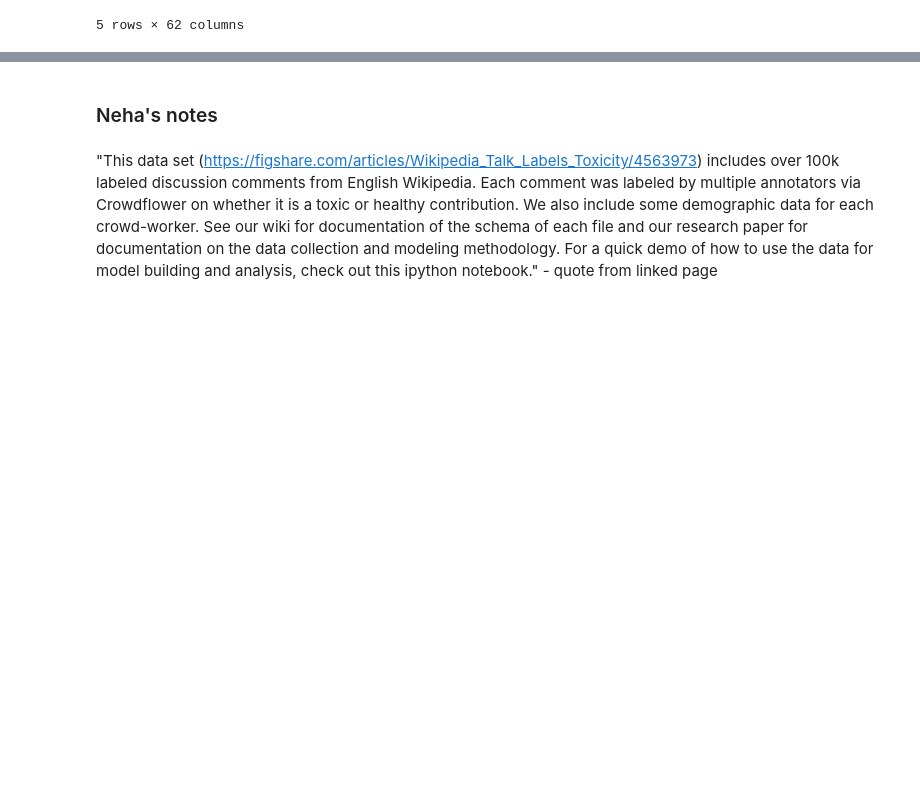
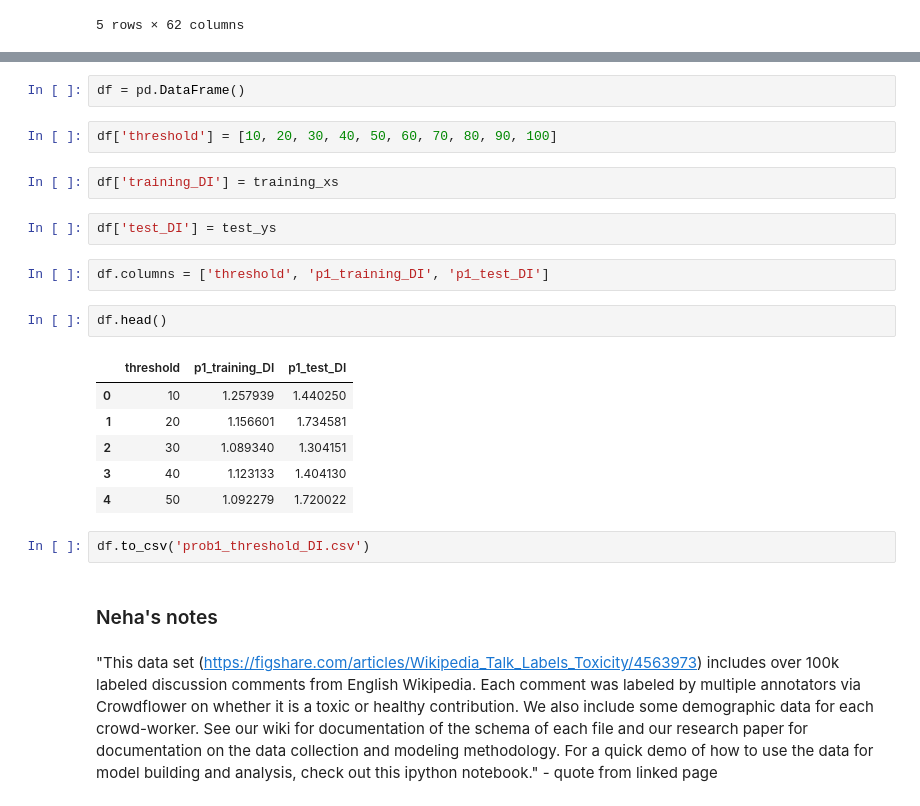
Before and after one commit to nehargupta/cs590_privacy_fairness, a Jupyter notebook: data.ipynb, the cells around one changed output, grey strips where cells are left out. Drawn from its saved outputs; the diff is of its cells as text; blank space fills up the shorter version.

```diff
--- a/data.ipynb
+++ b/data.ipynb
@@ -392,3 +394,24 @@ plt.plot(training_xs, test_ys, "ro")
+# %%
+df = pd.DataFrame()
+# %%
+df['threshold'] = [10, 20, 30, 40, 50, 60, 70, 80, 90, 100]
+# %%
+df['training_DI'] = training_xs
+# %%
+df['test_DI'] = test_ys
+# %%
+df.columns = ['threshold', 'p1_training_DI', 'p1_test_DI']
+# %%
+df.head()
+# %% [output]
+|  | threshold | p1_training_DI | p1_test_DI |
+| 0 | 10 | 1.257939 | 1.440250 |
+| 1 | 20 | 1.156601 | 1.734581 |
+| 2 | 30 | 1.089340 | 1.304151 |
+| 3 | 40 | 1.123133 | 1.404130 |
+| 4 | 50 | 1.092279 | 1.720022 |
+# %%
+df.to_csv('prob1_threshold_DI.csv')
 # %% [markdown]
 ### Neha's notes
 # %% [markdown]
```
Also changed, not shown: parts of 14 cells of this notebook, 2 other files.
